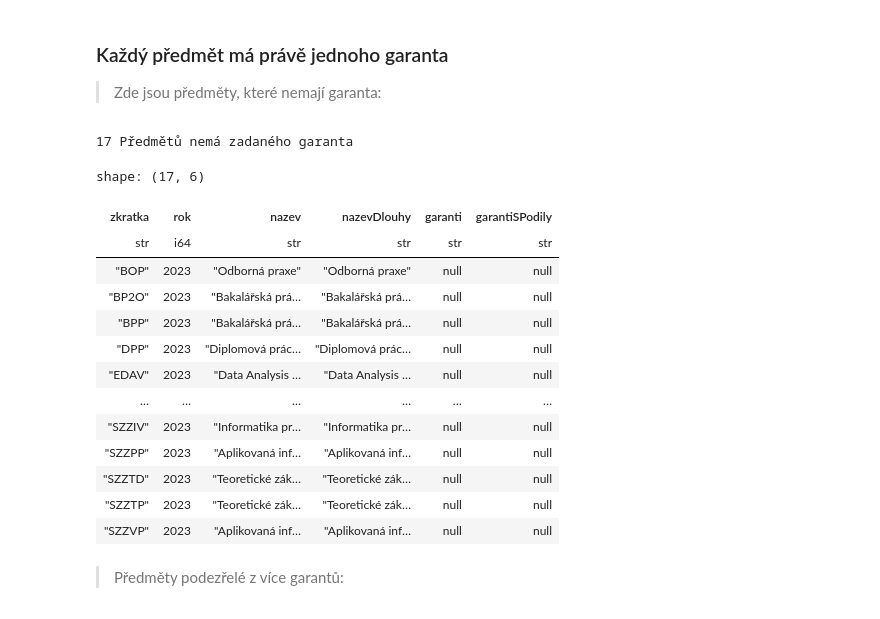
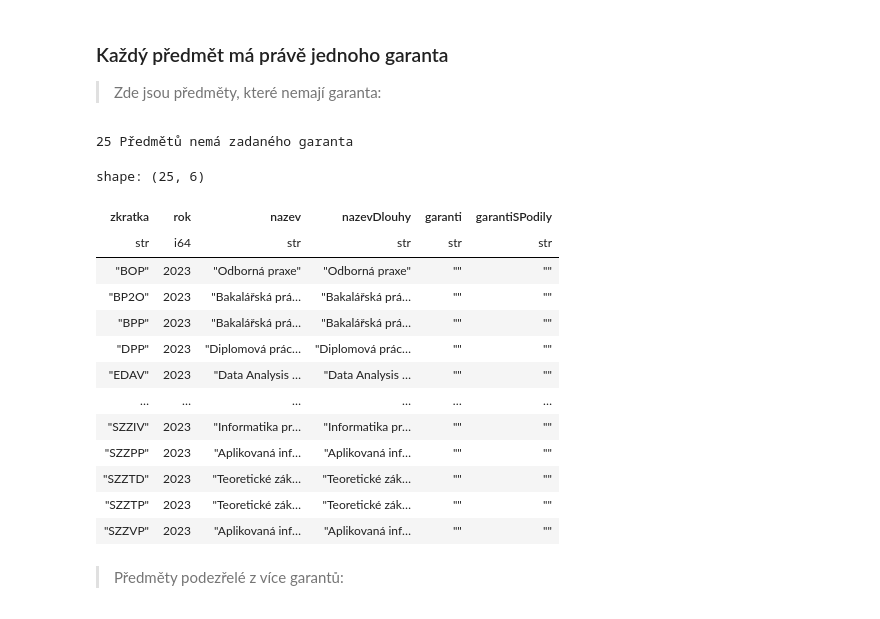
Before and after one commit to MFVS/kontrola-rozvrhu-extended, a Jupyter notebook: stag_bombator1.1.b1.ipynb, the cells around one changed output. Saved outputs shown, nothing was run; the diff lists cells and outputs as text; code cells hidden in the pictures.

```diff
--- a/stag_bombator1.1.b1.ipynb
+++ b/stag_bombator1.1.b1.ipynb
@@ -9,0 +4,22 @@ predmety_by_kat = pl.read_excel("source_tables/getPredmetyByKatedraFullInfo-2023
+# %%
+def fix_str_to_int(data:pl.DataFrame, fix_list:list, type:any=pl.Int64):
+    conversion_dict = {column:pl.Int64 for column in fix_list}
+    data = data.with_columns(pl.col(fix_list).str.split(","))
+
+    # data = data.with_columns(pl.col(fix_list).cast(pl.List))
+
+    # for column in fix_list:
+    #     data = data.explode(column)
+
+    # data = data.with_columns(pl.col(fix_list).str.strip().str.replace("","0")).cast(conversion_dict)
+
+    return data
+# %%
+rozvrh_by_kat = pl.read_csv("source_tables/getRozvrhByKatedra-2023-03-15-17-47.csv").drop("semestr").unique().rename({"predmet" : "zkratka"})
+rozvrh_by_kat = fix_str_to_int(rozvrh_by_kat, ["ucitIdno.ucitel", "vsichniUciteleUcitIdno"])
+#print(rozvrh_by_kat.head())
+predmety_by_kat = pl.read_csv("source_tables/getPredmetyByKatedraFullInfo-2023-03-15-17-40.csv").drop("semestr").unique().drop(["pocetStudentu", "aSkut", "bSkut", "cSkut"])
+predmety_by_kat = fix_str_to_int(predmety_by_kat, ["garantiUcitIdno", "prednasejiciUcitIdno", "cviciciUcitIdno", "seminariciUcitIdno", "hodZaSemKombForma"])
+#predmety_by_kat = predmety_by_kat.with_columns(pl.col("garantiUcitIdno").str.split(",")).explode("garantiUcitIdno").with_columns(pl.col("garantiUcitIdno").str.strip().str.replace("","0")).cast({"garantiUcitIdno":pl.Int32})
+predmety_by_kat
+#predmety_by_kat = pl.read_excel("source_tables/getPredmetyByKatedraFullInfo-2023-03-15-17-40.xlsx", sheet_id=1, engine="openpyxl").drop("semestr").unique().drop(["pocetStudentu", "aSkut", "bSkut", "cSkut"])
@@ -81,32 +112,31 @@ seminarici = pl.col("seminarici")
 
 > Zde jsou předměty, které nemají garanta:
 # %%
-query = pl.col("garanti").is_null()
-zkratky = predmety_s_akci.filter(query).select(["zkratka", "rok", "nazev", "nazevDlouhy", "garanti", "garantiSPodily"]).filter(
+zkratky = predmety_s_akci.filter(pl.col("garantiUcitIdno") == 0).select(["zkratka", "rok", "nazev", "nazevDlouhy", "garanti", "garantiSPodily"]).filter(
     # Není SZ
     # pl.col("zkratka").str.starts_with("SZ").is_not()
     True
 )
 print(f"\n{len(zkratky)} Předmětů nemá zadaného garanta")
 zkratky.write_excel("results/bez_garanta.xlsx")
 zkratky
 # print(list(zkratky), sep=", ")
 # %% [output]
-17 Předmětů nemá zadaného garanta
+25 Předmětů nemá zadaného garanta
-shape: (17, 6)
+shape: (25, 6)
 | zkratka | rok | nazev | nazevDlouhy | garanti | garantiSPodily |
 | str | i64 | str | str | str | str |
-| "BOP" | 2023 | "Odborná praxe" | "Odborná praxe" | null | null |
-| "BP2O" | 2023 | "Bakalářská prá… | "Bakalářská prá… | null | null |
-| "BPP" | 2023 | "Bakalářská prá… | "Bakalářská prá… | null | null |
-| "DPP" | 2023 | "Diplomová prác… | "Diplomová prác… | null | null |
-| "EDAV" | 2023 | "Data Analysis … | "Data Analysis … | null | null |
+| "BOP" | 2023 | "Odborná praxe" | "Odborná praxe" | "" | "" |
+| "BP2O" | 2023 | "Bakalářská prá… | "Bakalářská prá… | "" | "" |
+| "BPP" | 2023 | "Bakalářská prá… | "Bakalářská prá… | "" | "" |
+| "DPP" | 2023 | "Diplomová prác… | "Diplomová prác… | "" | "" |
+| "EDAV" | 2023 | "Data Analysis … | "Data Analysis … | "" | "" |
 | … | … | … | … | … | … |
-| "SZZIV" | 2023 | "Informatika pr… | "Informatika pr… | null | null |
-| "SZZPP" | 2023 | "Aplikovaná inf… | "Aplikovaná inf… | null | null |
-| "SZZTD" | 2023 | "Teoretické zák… | "Teoretické zák… | null | null |
-| "SZZTP" | 2023 | "Teoretické zák… | "Teoretické zák… | null | null |
-| "SZZVP" | 2023 | "Aplikovaná inf… | "Aplikovaná inf… | null | null |
+| "SZZIV" | 2023 | "Informatika pr… | "Informatika pr… | "" | "" |
+| "SZZPP" | 2023 | "Aplikovaná inf… | "Aplikovaná inf… | "" | "" |
+| "SZZTD" | 2023 | "Teoretické zák… | "Teoretické zák… | "" | "" |
+| "SZZTP" | 2023 | "Teoretické zák… | "Teoretické zák… | "" | "" |
+| "SZZVP" | 2023 | "Aplikovaná inf… | "Aplikovaná inf… | "" | "" |
 # %% [markdown]
 > Předměty podezřelé z více garantů:
 # %%
```
Also changed, not shown: parts of 12 cells of this notebook, 9 other files.
